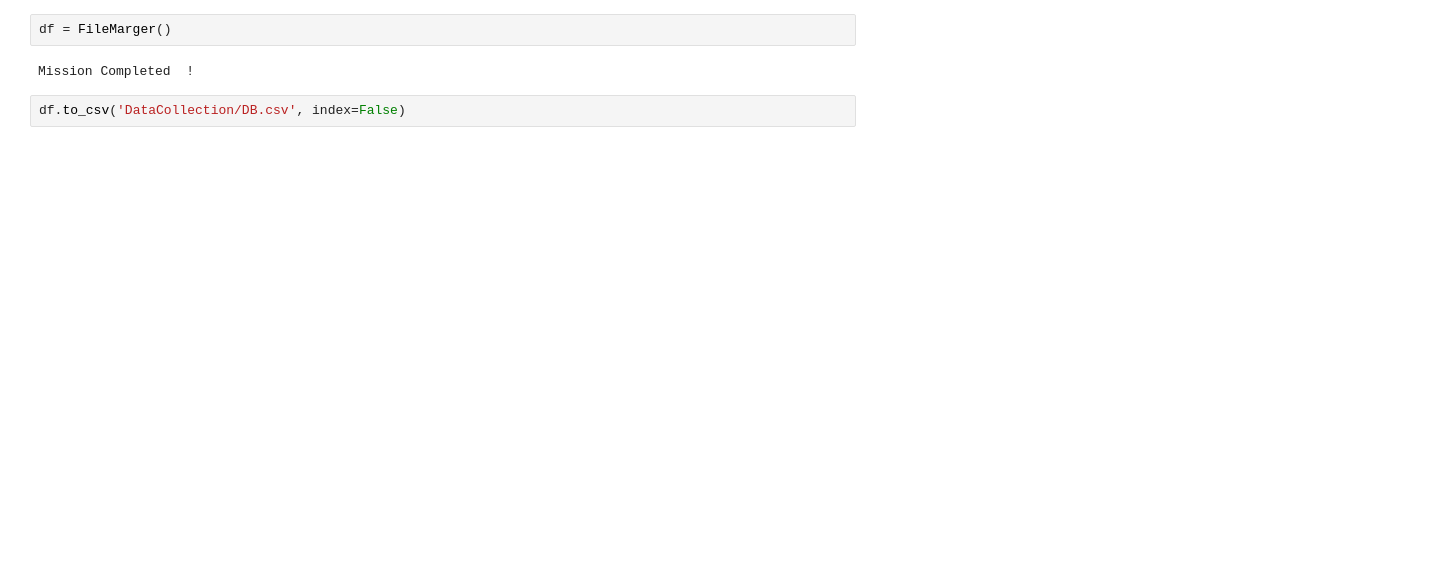
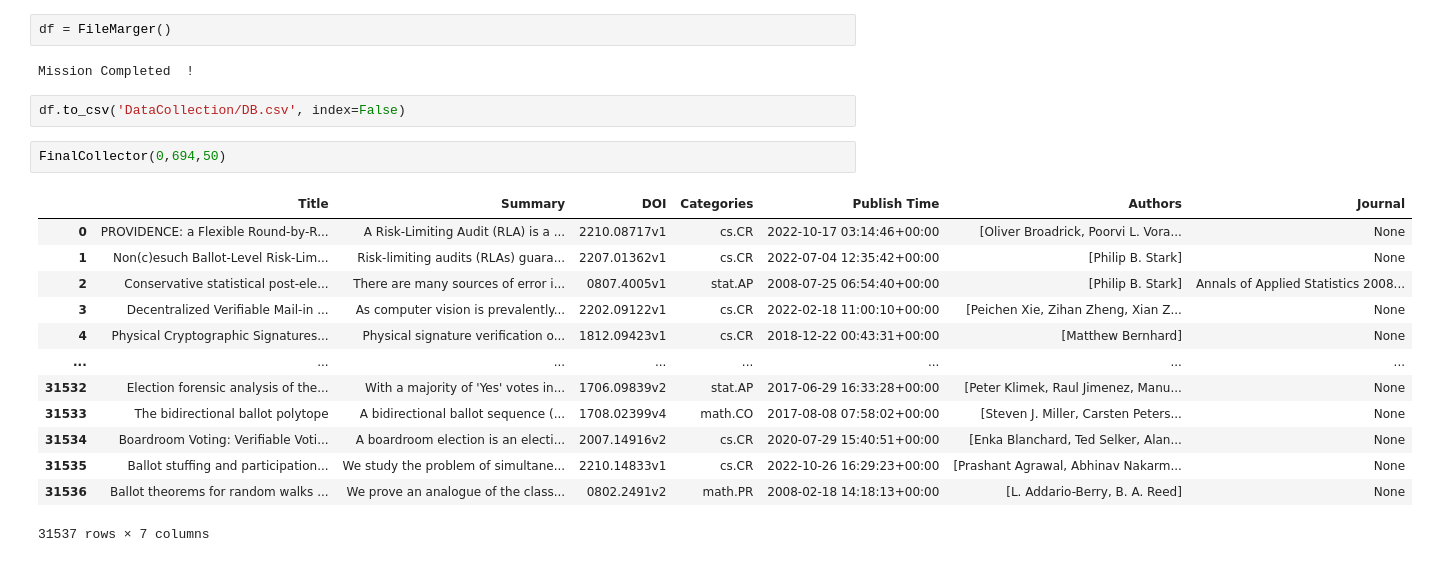
Before and after one commit to ehsanestaji/arxiv-evoting-papers-data-mining, a Jupyter notebook: Data Collectors.ipynb, the cells around one changed output. Saved outputs shown, nothing was run; the diff lists cells and outputs as text; blank space fills up the shorter version.

```diff
--- a/Data Collectors.ipynb
+++ b/Data Collectors.ipynb
@@ -316,3 +316,19 @@ df = FileMarger()
 Mission Completed  !
 # %%
 df.to_csv('DataCollection/DB.csv', index=False)
+# %%
+FinalCollector(0,694,50)
+# %% [output]
+|  | Title | Summary | DOI | Categories | Publish Time | Authors | Journal |
+| 0 | PROVIDENCE: a Flexible Round-by-R... | A Risk-Limiting Audit (RLA) is a ... | 2210.08717v1 | cs.CR | 2022-10-17 03:14:46+00:00 | [Oliver Broadrick, Poorvi L. Vora... | None |
+| 1 | Non(c)esuch Ballot-Level Risk-Lim... | Risk-limiting audits (RLAs) guara... | 2207.01362v1 | cs.CR | 2022-07-04 12:35:42+00:00 | [Philip B. Stark] | None |
+| 2 | Conservative statistical post-ele... | There are many sources of error i... | 0807.4005v1 | stat.AP | 2008-07-25 06:54:40+00:00 | [Philip B. Stark] | Annals of Applied Statistics 2008... |
+| 3 | Decentralized Verifiable Mail-in ... | As computer vision is prevalently... | 2202.09122v1 | cs.CR | 2022-02-18 11:00:10+00:00 | [Peichen Xie, Zihan Zheng, Xian Z... | None |
+| 4 | Physical Cryptographic Signatures... | Physical signature verification o... | 1812.09423v1 | cs.CR | 2018-12-22 00:43:31+00:00 | [Matthew Bernhard] | None |
+| ... | ... | ... | ... | ... | ... | ... | ... |
+| 31532 | Election forensic analysis of the... | With a majority of 'Yes' votes in... | 1706.09839v2 | stat.AP | 2017-06-29 16:33:28+00:00 | [Peter Klimek, Raul Jimenez, Manu... | None |
+| 31533 | The bidirectional ballot polytope | A bidirectional ballot sequence (... | 1708.02399v4 | math.CO | 2017-08-08 07:58:02+00:00 | [Steven J. Miller, Carsten Peters... | None |
+| 31534 | Boardroom Voting: Verifiable Voti... | A boardroom election is an electi... | 2007.14916v2 | cs.CR | 2020-07-29 15:40:51+00:00 | [Enka Blanchard, Ted Selker, Alan... | None |
+| 31535 | Ballot stuffing and participation... | We study the problem of simultane... | 2210.14833v1 | cs.CR | 2022-10-26 16:29:23+00:00 | [Prashant Agrawal, Abhinav Nakarm... | None |
+| 31536 | Ballot theorems for random walks ... | We prove an analogue of the class... | 0802.2491v2 | math.PR | 2008-02-18 14:18:13+00:00 | [L. Addario-Berry, B. A. Reed] | None |
+31537 rows × 7 columns
```
Also changed, not shown: parts of 3 cells of this notebook, 16 other files.
